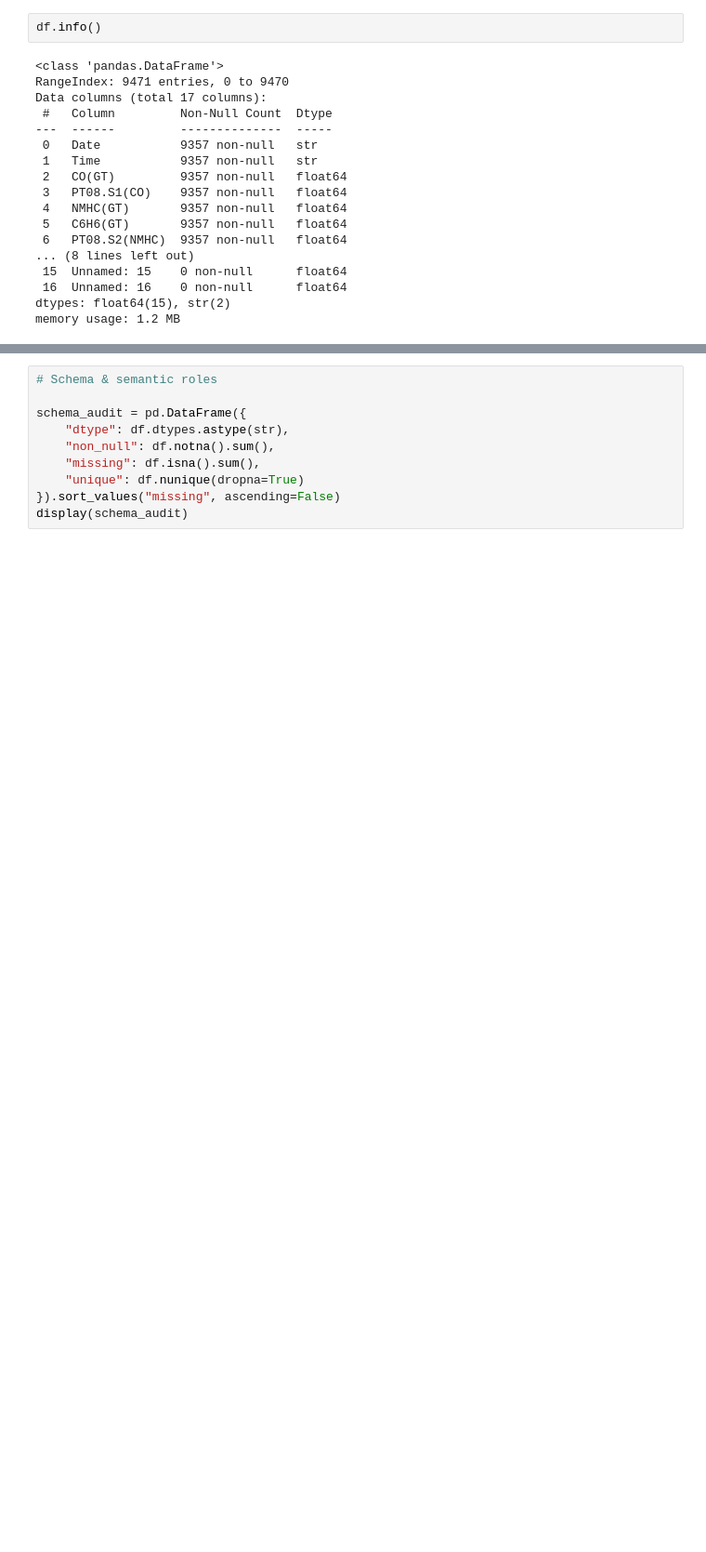
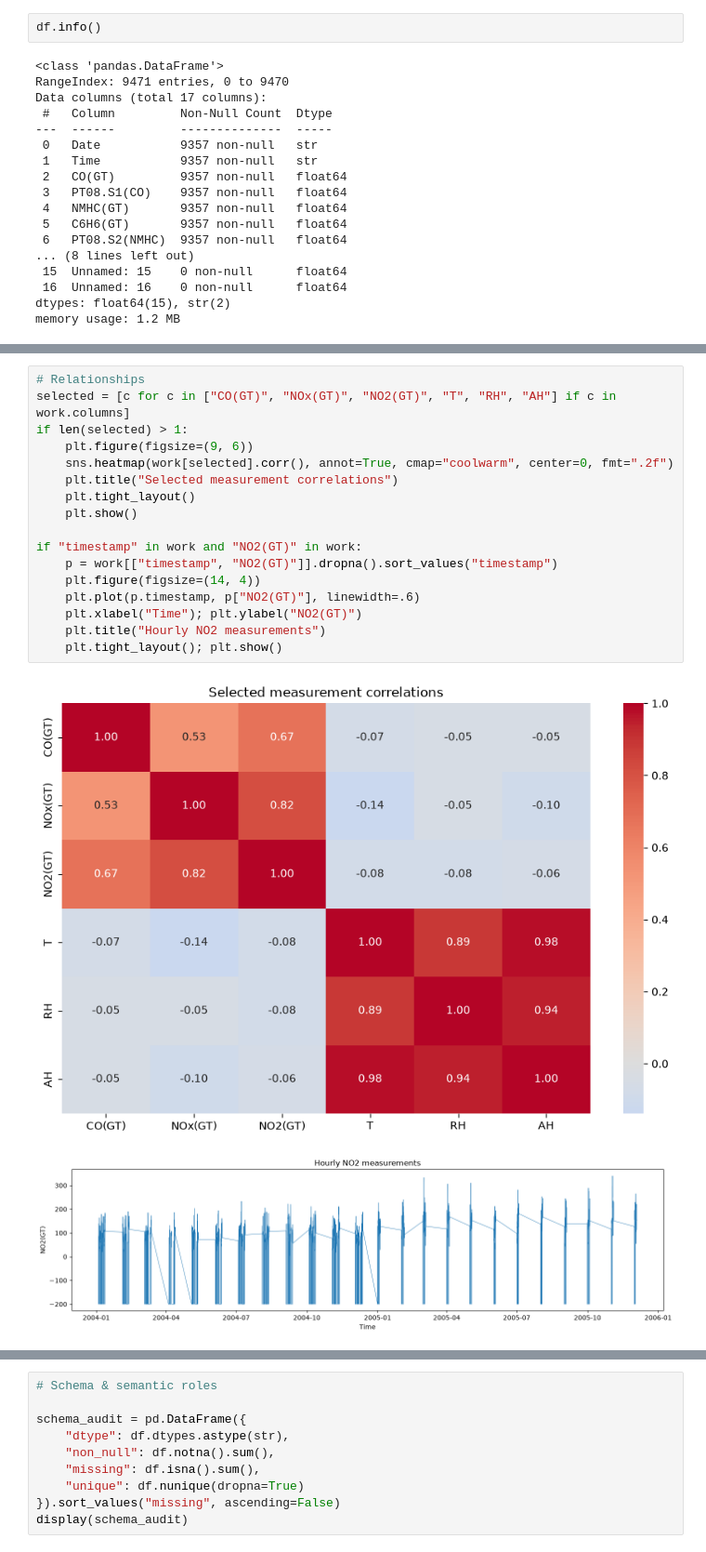
Before and after one commit to ChloeKC/healthyair, a Jupyter notebook: notebooks/data_exploration.ipynb, the cells around one changed output, grey strips where cells are left out. Shown at 93% size. Cells and saved outputs as stored; diff of their text form; blank space fills up the shorter version.

```diff
--- a/notebooks/data_exploration.ipynb
+++ b/notebooks/data_exploration.ipynb
@@ -91,3 +218,23 @@ df.describe()
+# %%
+# Relationships
+selected = [c for c in ["CO(GT)", "NOx(GT)", "NO2(GT)", "T", "RH", "AH"] if c in work.columns]
+if len(selected) > 1:
+    plt.figure(figsize=(9, 6))
+    sns.heatmap(work[selected].corr(), annot=True, cmap="coolwarm", center=0, fmt=".2f")
+    plt.title("Selected measurement correlations")
+    plt.tight_layout()
+    plt.show()
+
+if "timestamp" in work and "NO2(GT)" in work:
+    p = work[["timestamp", "NO2(GT)"]].dropna().sort_values("timestamp")
+    plt.figure(figsize=(14, 4))
+    plt.plot(p.timestamp, p["NO2(GT)"], linewidth=.6)
+    plt.xlabel("Time"); plt.ylabel("NO2(GT)")
+    plt.title("Hourly NO2 measurements")
+    plt.tight_layout(); plt.show()
+# %% [output]
+[figure, added]
+[figure, added]
 # %%
 variable_roles = pd.DataFrame({
     "variable": [],
```
Also changed, not shown: parts of 13 cells of this notebook, 3 other files.
